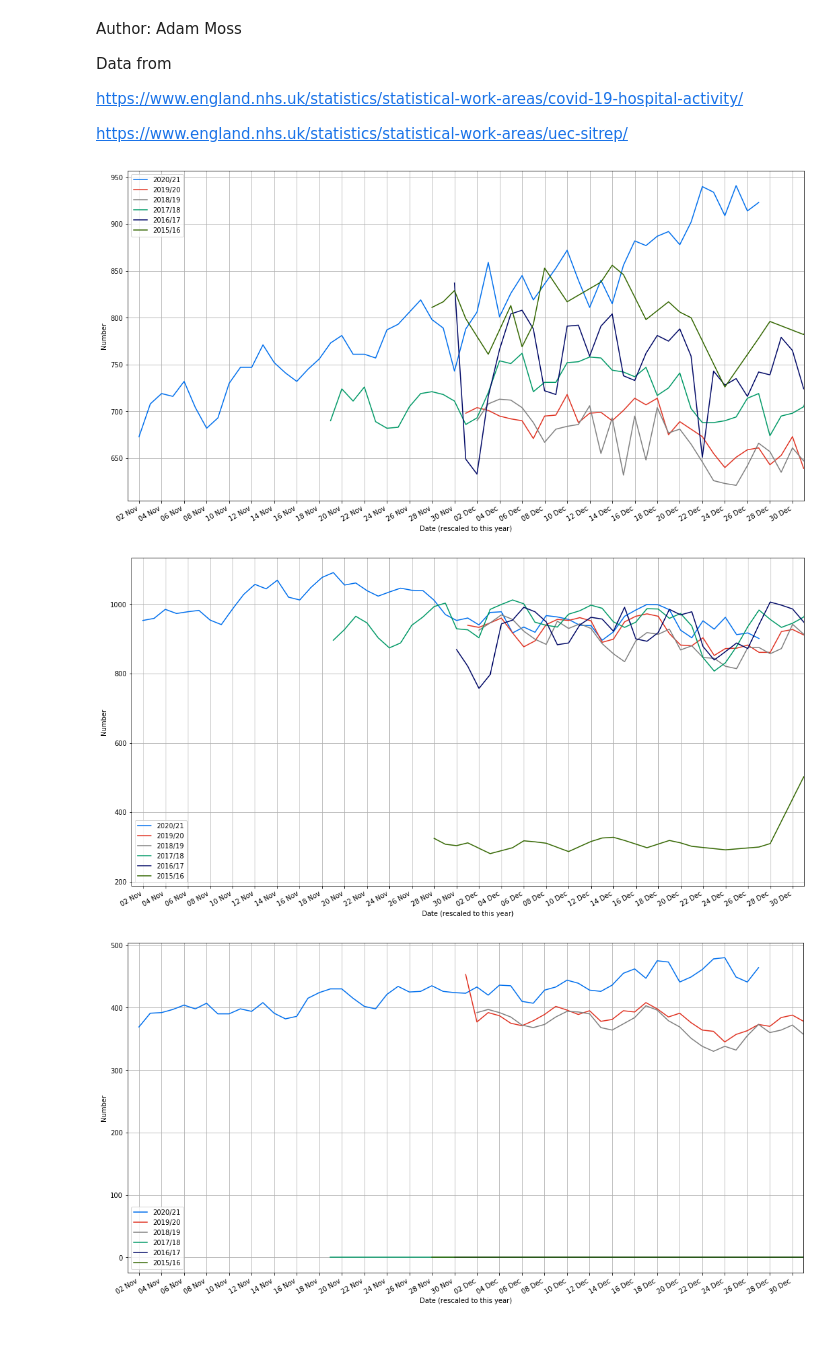
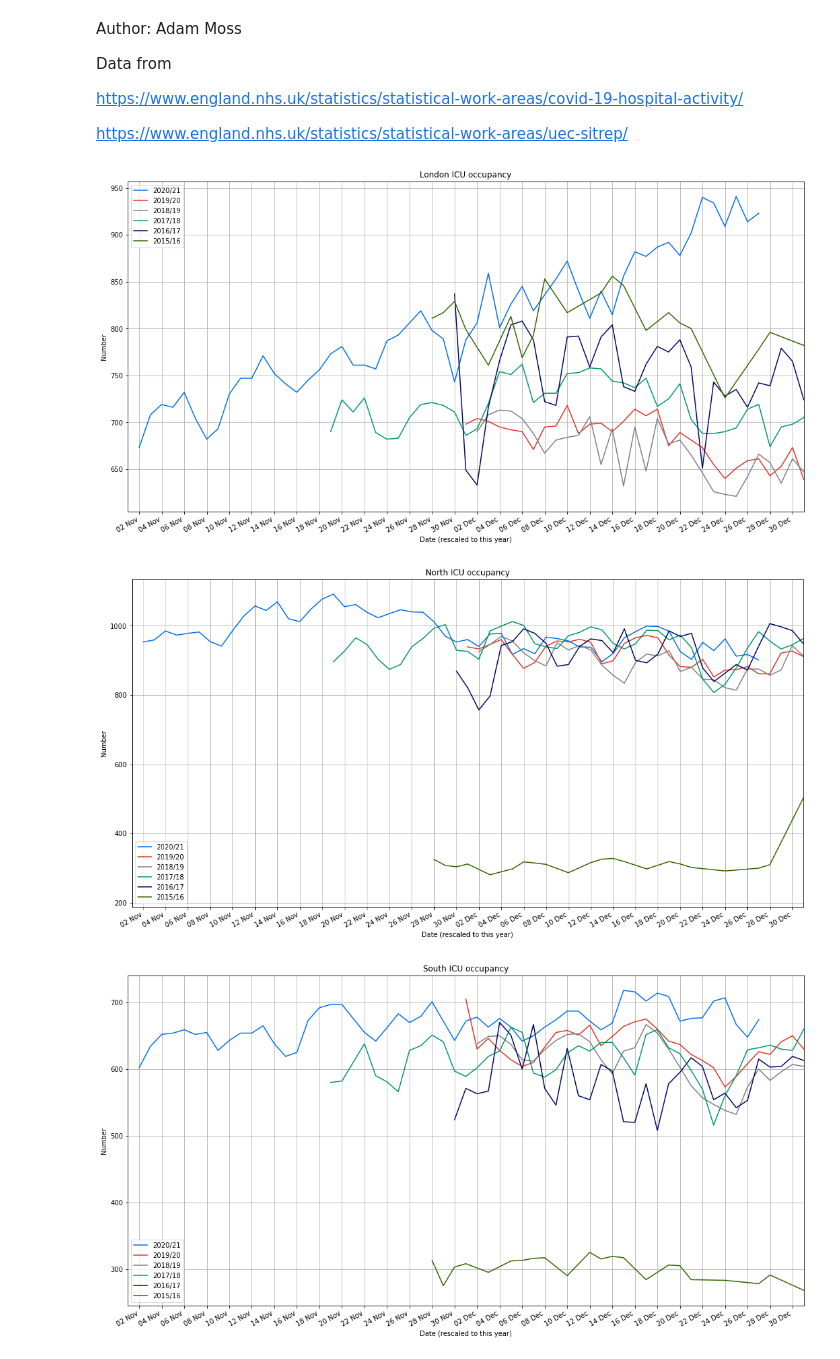
Before and after one commit to adammoss/covid, a Jupyter notebook: icu_occupancy.ipynb, the cells around one changed output. Saved outputs shown, nothing was run; the diff lists cells and outputs as text; code cells hidden in the pictures.

```diff
--- a/icu_occupancy.ipynb
+++ b/icu_occupancy.ipynb
@@ -88,19 +88,20 @@ def make_plot(region, plot_covid_only=False):
     ax.xaxis.set_major_locator(mdates.DayLocator(interval=2))
     plt.gcf().autofmt_xdate() # Rotation
     plt.grid()
+    plt.title(region + ' ICU occupancy')
     plt.savefig('plots/' + region + '_icu')
 # %%
 make_plot('London')
 # %% [output]
-[figure, old version]
+[figure, new version]
 # %%
 make_plot('North')
 # %% [output]
-[figure, old version]
+[figure, new version]
 # %%
-make_plot('South East')
+make_plot('South')
 # %% [output]
-[figure, old version]
+[figure, new version]
 # %%
 make_plot('Midlands')
 # %% [output]
```
Also changed, not shown: parts of 1 cell of this notebook, 11 other files.
